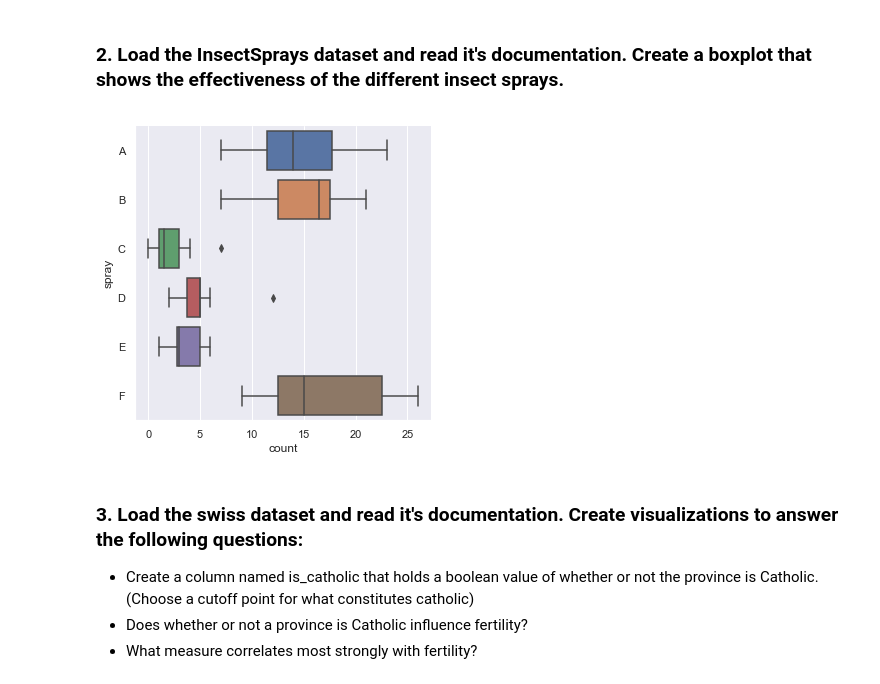
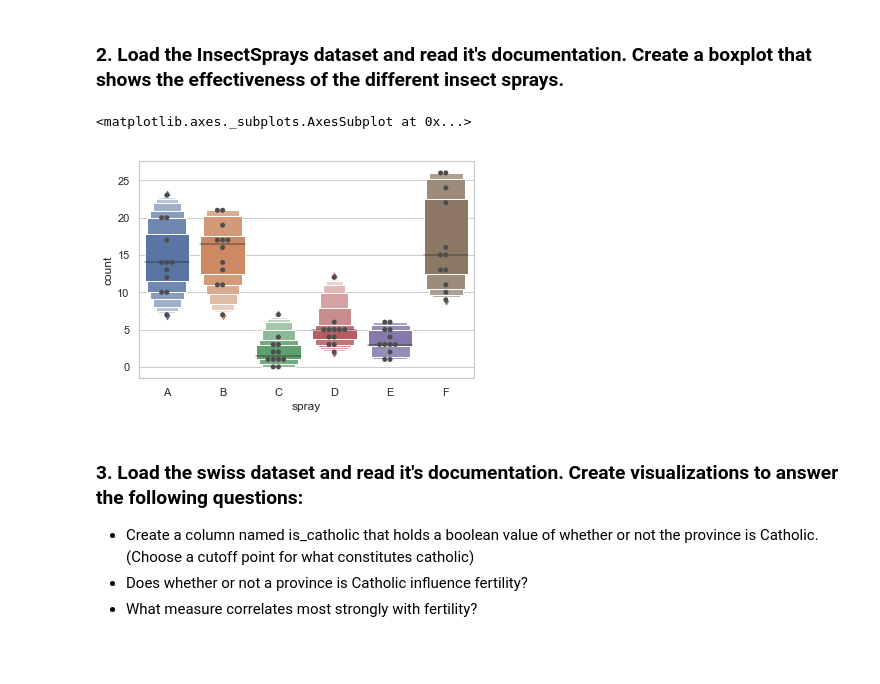
Before and after one commit to escalante-eric/python-exercises, a Jupyter notebook: 4.9_seaborn_exercises.ipynb, the cells around one changed output. Cells and saved outputs as stored; diff of their text form; code cells hidden in the pictures; blank space fills up the shorter version.

```diff
--- a/4.9_seaborn_exercises.ipynb
+++ b/4.9_seaborn_exercises.ipynb
@@ -77,10 +77,14 @@ sns.relplot(data=anscombe, x='x', y='y', col='dataset')
 ### 2. Load the InsectSprays dataset and read it's documentation. Create a boxplot that shows the effectiveness of the different insect sprays.
 # %%
 InsectSprays = data('InsectSprays')
-# %%
-sns.catplot(x="count", y="spray", kind="box", data=InsectSprays);
-# %% [output]
-[figure, removed]
+# %%
+sns.set(style='whitegrid')
+product_ranking = ['A', 'B', 'C', 'D', 'E', 'F']
+sns.swarmplot(y="count", x="spray", data=InsectSprays, size=5, color='.3')
+sns.boxenplot(y="count", x="spray", data=InsectSprays, order=product_ranking, scale='linear')
+# %% [output]
+<matplotlib.axes._subplots.AxesSubplot at 0x...>
+[figure, added]
 # %% [markdown]
 ### 3. Load the swiss dataset and read it's documentation. Create visualizations to answer the following questions:
 
```
Also changed, not shown: parts of 7 cells of this notebook.
